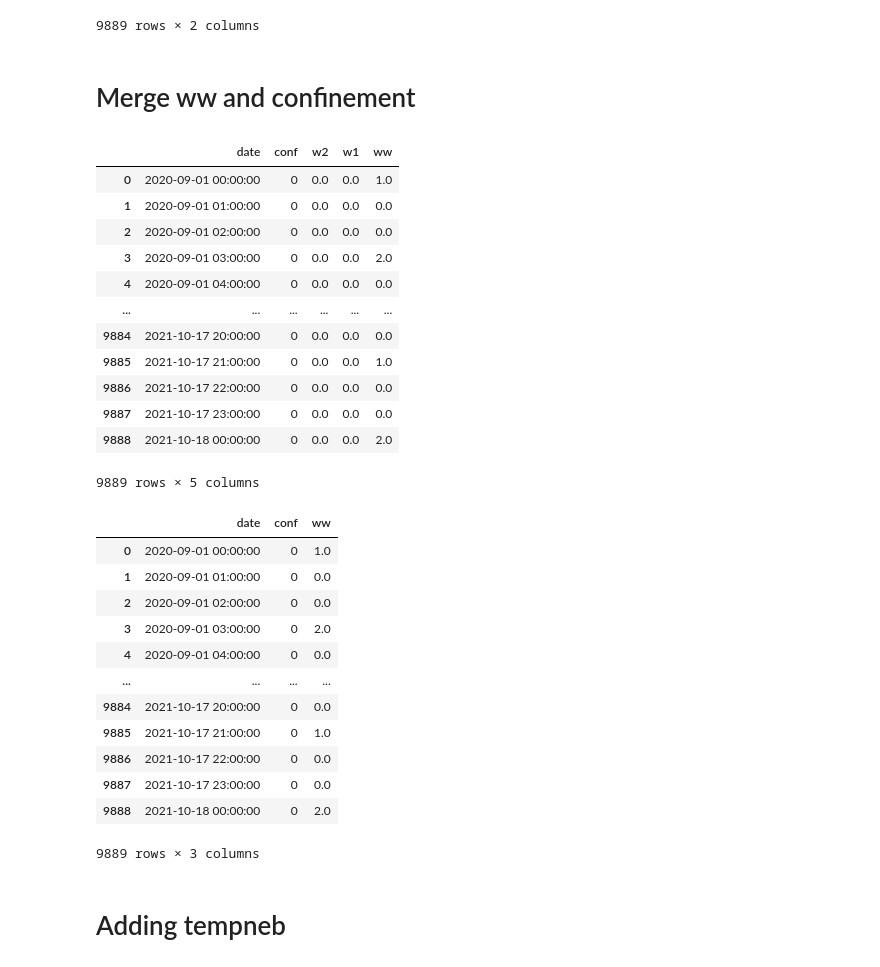
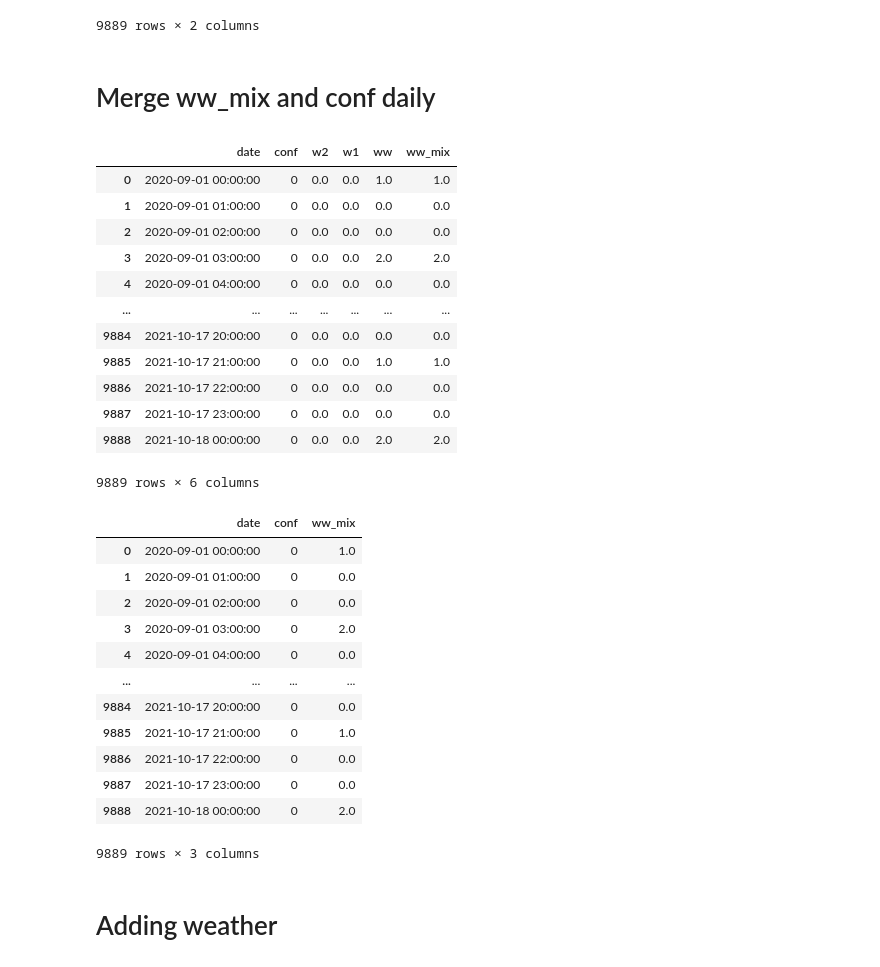
Before and after one commit to cedotorpedo/bike-prediction-project, a Jupyter notebook: merging _jupyter.ipynb, the cells around one changed output. Saved outputs shown, nothing was run; the diff lists cells and outputs as text; code cells hidden in the pictures.

```diff
--- a/merging _jupyter.ipynb
+++ b/merging _jupyter.ipynb
@@ -142,27 +142,27 @@ confinement
 # %%
 confinement.rename({'Confinement ce jour':'conf'}, axis=1, inplace = True)
 # %% [markdown]
-# Merge ww and confinement
+# Merge ww_mix and conf daily
 # %%
-ext_full = pd.merge(confinement, weather_2, how='left', on='date')
-ext_full = pd.merge(ext_full, weather_1, how='left', on='date')
-ext_full = pd.merge(ext_full, weather_0, how='left', on='date')
-ext_full.replace(np.nan, 0, inplace=True)
-ext_full["ww"] = ext_full["w1"] + ext_full["w2"] + ext_full["ww"]
+conf_ww = pd.merge(confinement, weather_2, how='left', on='date')
+conf_ww = pd.merge(conf_ww, weather_1, how='left', on='date')
+conf_ww = pd.merge(conf_ww, weather_0, how='left', on='date')
+conf_ww.replace(np.nan, 0, inplace=True)
+conf_ww["ww_mix"] = conf_ww["w1"] + conf_ww["w2"] + conf_ww["ww"]
 # %%
-ext_full
+conf_ww
 # %% [output]
-|  | date | conf | w2 | w1 | ww |
-| 0 | 2020-09-01 00:00:00 | 0 | 0.0 | 0.0 | 1.0 |
-| 1 | 2020-09-01 01:00:00 | 0 | 0.0 | 0.0 | 0.0 |
-| 2 | 2020-09-01 02:00:00 | 0 | 0.0 | 0.0 | 0.0 |
-| 3 | 2020-09-01 03:00:00 | 0 | 0.0 | 0.0 | 2.0 |
-| 4 | 2020-09-01 04:00:00 | 0 | 0.0 | 0.0 | 0.0 |
-| ... | ... | ... | ... | ... | ... |
-| 9884 | 2021-10-17 20:00:00 | 0 | 0.0 | 0.0 | 0.0 |
-| 9885 | 2021-10-17 21:00:00 | 0 | 0.0 | 0.0 | 1.0 |
-| 9886 | 2021-10-17 22:00:00 | 0 | 0.0 | 0.0 | 0.0 |
-| 9887 | 2021-10-17 23:00:00 | 0 | 0.0 | 0.0 | 0.0 |
-| 9888 | 2021-10-18 00:00:00 | 0 | 0.0 | 0.0 | 2.0 |
+|  | date | conf | w2 | w1 | ww | ww_mix |
+| 0 | 2020-09-01 00:00:00 | 0 | 0.0 | 0.0 | 1.0 | 1.0 |
+| 1 | 2020-09-01 01:00:00 | 0 | 0.0 | 0.0 | 0.0 | 0.0 |
+| 2 | 2020-09-01 02:00:00 | 0 | 0.0 | 0.0 | 0.0 | 0.0 |
+| 3 | 2020-09-01 03:00:00 | 0 | 0.0 | 0.0 | 2.0 | 2.0 |
+| 4 | 2020-09-01 04:00:00 | 0 | 0.0 | 0.0 | 0.0 | 0.0 |
+| ... | ... | ... | ... | ... | ... | ... |
+| 9884 | 2021-10-17 20:00:00 | 0 | 0.0 | 0.0 | 0.0 | 0.0 |
+| 9885 | 2021-10-17 21:00:00 | 0 | 0.0 | 0.0 | 1.0 | 1.0 |
+| 9886 | 2021-10-17 22:00:00 | 0 | 0.0 | 0.0 | 0.0 | 0.0 |
+| 9887 | 2021-10-17 23:00:00 | 0 | 0.0 | 0.0 | 0.0 | 0.0 |
+| 9888 | 2021-10-18 00:00:00 | 0 | 0.0 | 0.0 | 2.0 | 2.0 |
-9889 rows × 5 columns
+9889 rows × 6 columns
 # %%
@@ -170,7 +170,7 @@ ext_full.drop(columns=['w2','w1'], inplace=True)
 # %%
-ext_full
+conf_ww
 # %% [output]
-|  | date | conf | ww |
+|  | date | conf | ww_mix |
 | 0 | 2020-09-01 00:00:00 | 0 | 1.0 |
 | 1 | 2020-09-01 01:00:00 | 0 | 0.0 |
 | 2 | 2020-09-01 02:00:00 | 0 | 0.0 |
@@ -188,3 +188,3 @@ ext_full.to_csv(r'C:\Users\CEDI\Dropbox\Education\X\Python for Data Science\bike
 # %% [markdown]
-# Adding tempneb
+# Adding weather
 # %%
```
Also changed, not shown: parts of 48 cells of this notebook, 24 other files.
